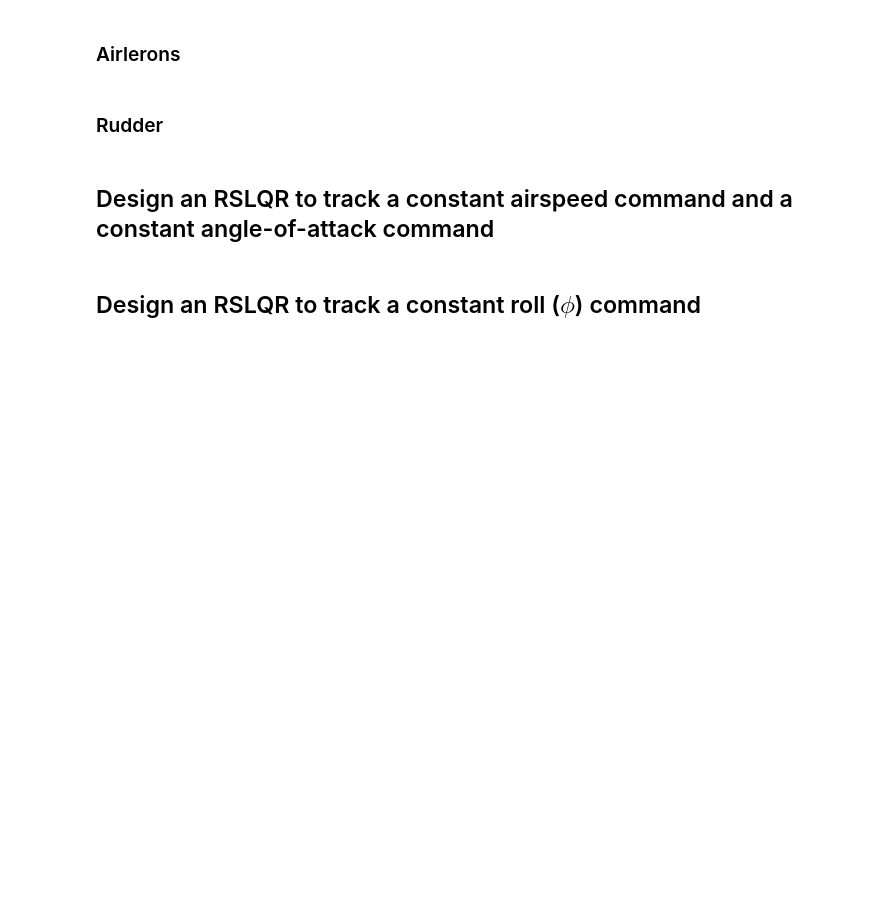
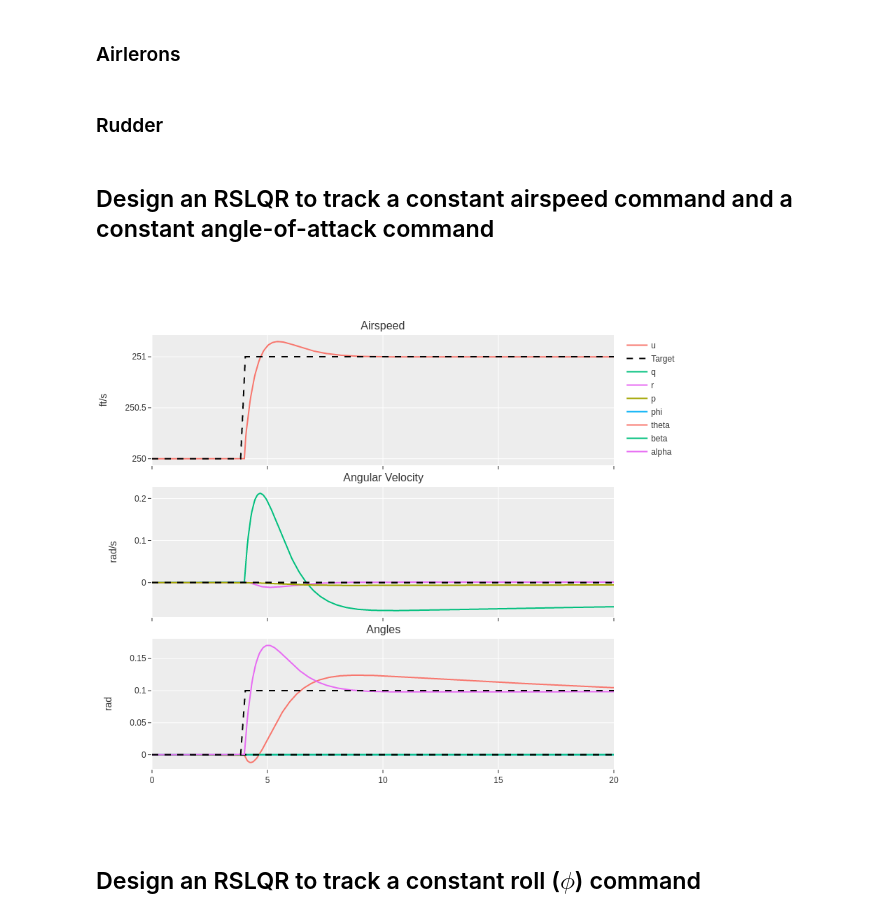
Before and after one commit to mschrader15/AEM591-Projects, a Jupyter notebook: project-3/Project-3.ipynb, the cells around one changed output. Drawn from its saved outputs; the diff is of its cells as text; code cells hidden in the pictures; blank space fills up the shorter version.

```diff
--- a/project-3/Project-3.ipynb
+++ b/project-3/Project-3.ipynb
@@ -53,25 +57,26 @@ class Plane:
             [250, 0, 0, 0, 0, 0, 0, 0]
         )
 
-    def optimal_f(self, time_vector: np.ndarray, target_states: List[np.ndarray], Q: np.ndarray, R: np.ndarray) -> object:
+    def optimal_f(self, time_vector: np.ndarray, target_states: List[np.ndarray], Q: np.ndarray, R: np.ndarray, control_index: tuple) -> object:
 
-        A = np.r_[np.c_[self.A, np.zeros(self.A.shape[0])], [[1, 0, 0, 0, 0, 0, 0, 0, 0]]]
-        B = np.r_[self.B, [[0] * self.B.shape[1]]]
+        A = np.r_[[[0, 1, 0, 0, 0, 0, 0, 0, 0]], np.c_[self.A, np.zeros(self.A.shape[0])]]
+        B = np.r_[[[0] * self.B.shape[1]], self.B]
         K = self.design_lrq(A, B, Q, R)
+        C = np.diag([0] + [-1 if i in control_index else 0 for i in range(self.A.shape[0])])
 
         if target_states[0].shape[0] != B.shape[0]:
-            target_states = [np.append(_t, [0]) for _t in target_states]
+            target_states = [np.append([0], _t) for _t in target_states]
 
         # creating the target function
         t_div = (time_vector[-1] - time_vector[0]) / len(target_states)
         t_f = lambda t: target_states[int(t // t_div)]
 
         Aaug = A-B@K
-        X0 = np.append(self.x0, [0])
+        X0 = np.append([0], self.x0)
 
         def f(t, x_t, ):
             wr = t_f(t)
-            return np.array(((Aaug @ (x_t - wr).T) - (wr - X0)))[0]
+            return np.array(((Aaug @ (x_t - wr).T) + C @ (wr - X0)))[0]
 
         return f
 
@@ -86,7 +91,7 @@ class Plane:
 
     def simulate_controlled(self, time_vector: np.ndarray, *args, **kwargs) -> Tuple[np.ndarray]:
         # this is a bad practive but getting lazy
-        augx0 = np.append(self.x0, [0])
+        augx0 = np.append([0], self.x0,)
         return solve_ivp(self.optimal_f(time_vector, *args, **kwargs), y0=augx0, t_span=(time_vector[0], time_vector[-1]), max_step=Plane.MAX_STEP)
 
     def _f(self, ):
@@ -230,17 +233,19 @@ p.plot(res.t, res.y, [[p.step_function(_t)[i] for _t in res.t] for i in range(4)
 # %% [markdown]
 ## Design an RSLQR to track a constant airspeed command and a constant angle-of-attack command
 # %%
-target_pos = [np.array([250, 0, 0, 0, 0, 0, 0, 0])] * 20 +  [np.array([255, 0.5, 0, 0, 0, 0, 0, 0])] * 80
+target_pos = [np.array([250, 0, 0, 0, 0, 0, 0, 0])] * 20 +  [np.array([251, 0.1, 0, 0, 0, 0, 0, 0])] * 80
 time_vect = np.linspace(0, 20, 100)
 # %%
-R = np.diag([0.1, 0.1, 0.1, 0.1])
-Q = np.diag([10, 1, 1, 1, 1, 1, 1, 1, 10]) / 10
+R = np.diag([1, 1, 1, 1]) * 1
+Q = np.diag([1, 1, 1, 1, 1, 1, 1, 1, 1]) * 10
 # %%
 p = Plane()
 # %%
-res = p.simulate_controlled(time_vector=time_vect, target_states=target_pos, Q=Q, R=R)
+res = p.simulate_controlled(time_vector=time_vect, target_states=target_pos, Q=Q, R=R, control_index=(0, 3))
 # %%
-p.plot(res.t, res.y[:-1], [[0 for _t in res.t] for i in range(4)], flat=True, target=(time_vect, target_pos), input_=False)
+p.plot(res.t, res.y[1:], [[0 for _t in res.t] for i in range(4)], flat=True, target=(time_vect, target_pos), input_=False)
+# %% [output]
+[figure, added]
 # %% [markdown]
 ## Design an RSLQR to track a constant roll ($\phi$) command
 # %%
```
Also changed, not shown: parts of 7 cells of this notebook, 1 other file.
